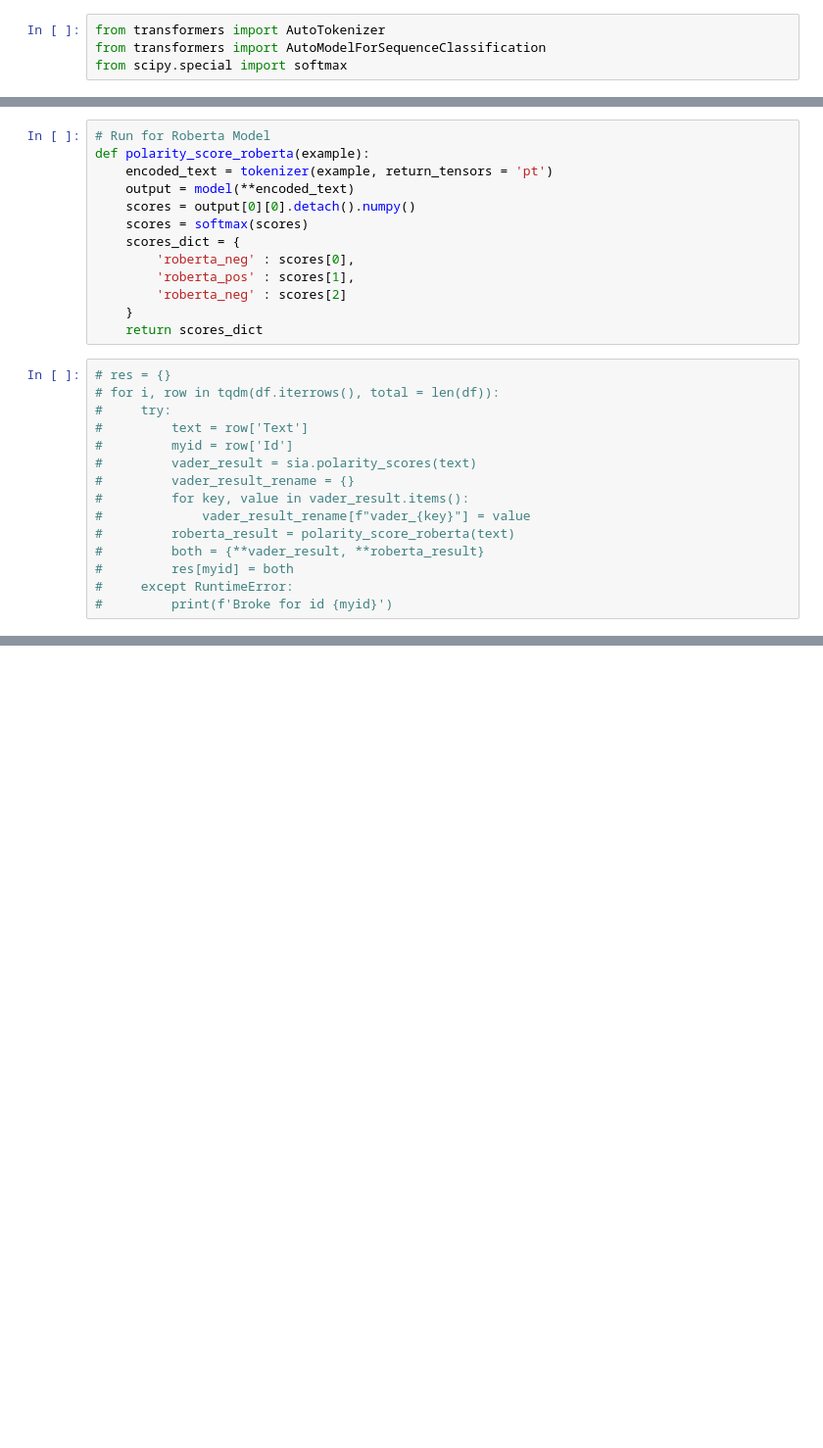
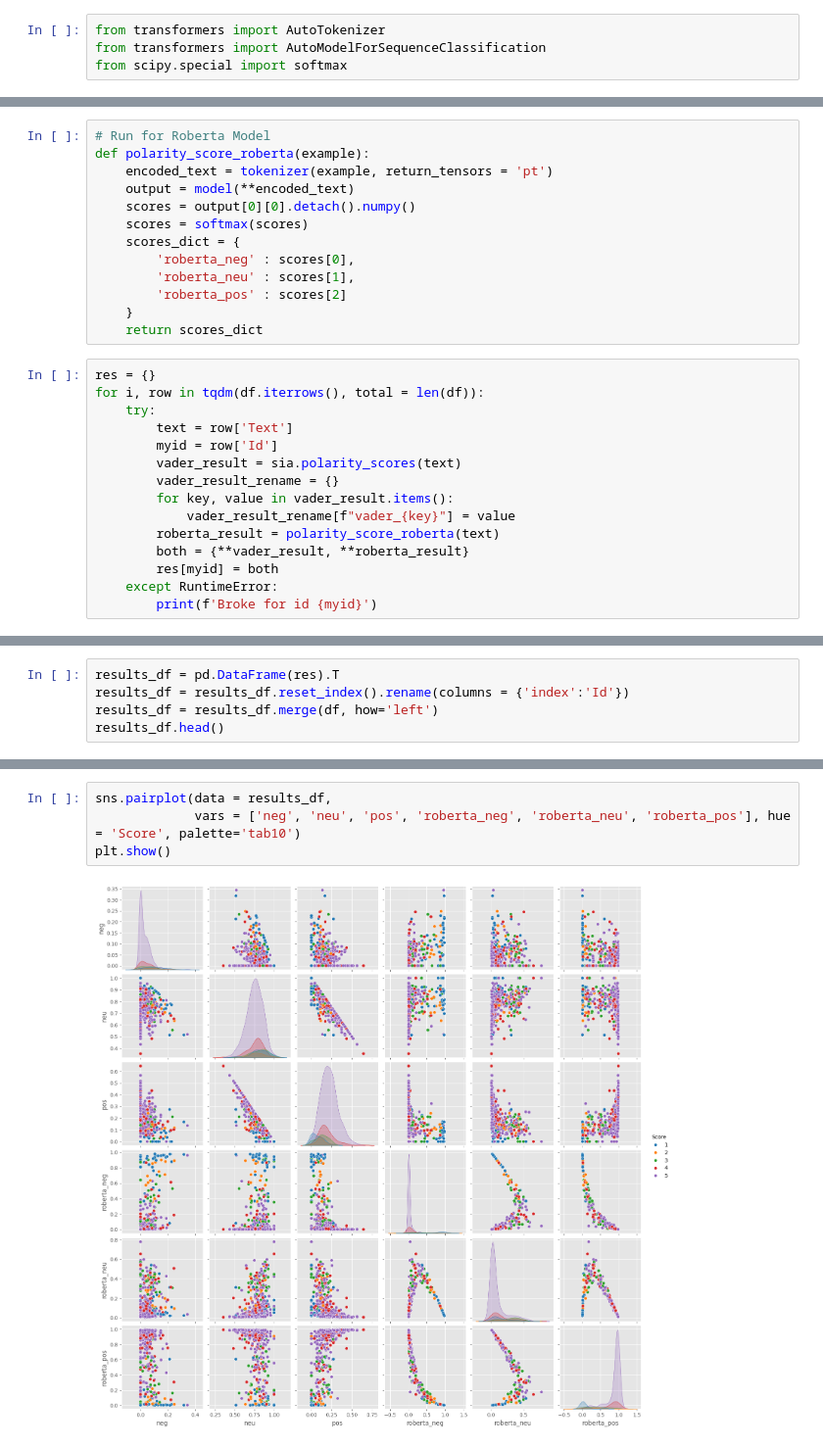
Before and after one commit to Agniva-c11/Sentiment_Analysis, a Jupyter notebook: main.ipynb, the cells around one changed output, grey strips where cells are left out. Shown at 98% size. Saved outputs shown, nothing was run; the diff lists cells and outputs as text; blank space fills up the shorter version.

```diff
--- a/main.ipynb
+++ b/main.ipynb
@@ -124,22 +114,22 @@ def polarity_score_roberta(example):
     scores = softmax(scores)
     scores_dict = {
         'roberta_neg' : scores[0],
-        'roberta_pos' : scores[1],
-        'roberta_neg' : scores[2]
+        'roberta_neu' : scores[1],
+        'roberta_pos' : scores[2]
     }
     return scores_dict
 # %%
-# res = {}
-# for i, row in tqdm(df.iterrows(), total = len(df)):
-#     try:
-#         text = row['Text']
-#         myid = row['Id']
-#         vader_result = sia.polarity_scores(text)
-#         vader_result_rename = {}
-#         for key, value in vader_result.items():
-#             vader_result_rename[f"vader_{key}"] = value
-#         roberta_result = polarity_score_roberta(text)
-#         both = {**vader_result, **roberta_result}
-#         res[myid] = both
-#     except RuntimeError:
-#         print(f'Broke for id {myid}')
+res = {}
+for i, row in tqdm(df.iterrows(), total = len(df)):
+    try:
+        text = row['Text']
+        myid = row['Id']
+        vader_result = sia.polarity_scores(text)
+        vader_result_rename = {}
+        for key, value in vader_result.items():
+            vader_result_rename[f"vader_{key}"] = value
+        roberta_result = polarity_score_roberta(text)
+        both = {**vader_result, **roberta_result}
+        res[myid] = both
+    except RuntimeError:
+        print(f'Broke for id {myid}')
@@ -145,0 +139,5 @@ def polarity_score_roberta(example):
+# %%
+results_df = pd.DataFrame(res).T
+results_df = results_df.reset_index().rename(columns = {'index':'Id'})
+results_df = results_df.merge(df, how='left')
+results_df.head()
@@ -145,0 +153,6 @@ def polarity_score_roberta(example):
+# %%
+sns.pairplot(data = results_df,
+             vars = ['neg', 'neu', 'pos', 'roberta_neg', 'roberta_neu', 'roberta_pos'], hue = 'Score', palette='tab10')
+plt.show()
+# %% [output]
+[figure, added]
```
Also changed, not shown: parts of 12 cells of this notebook.
